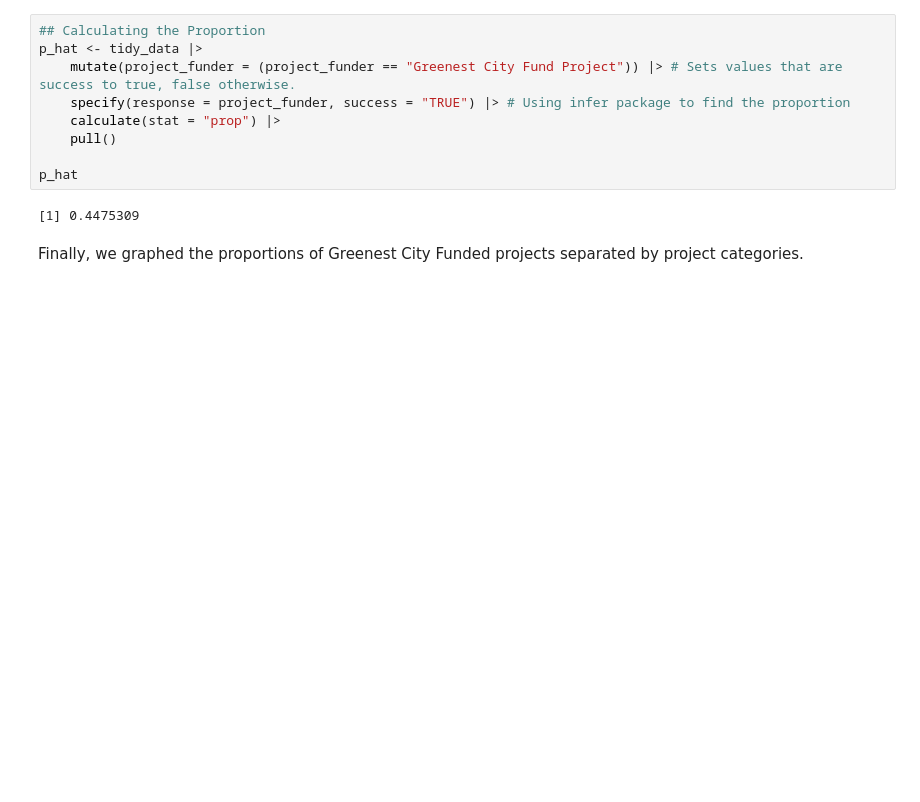
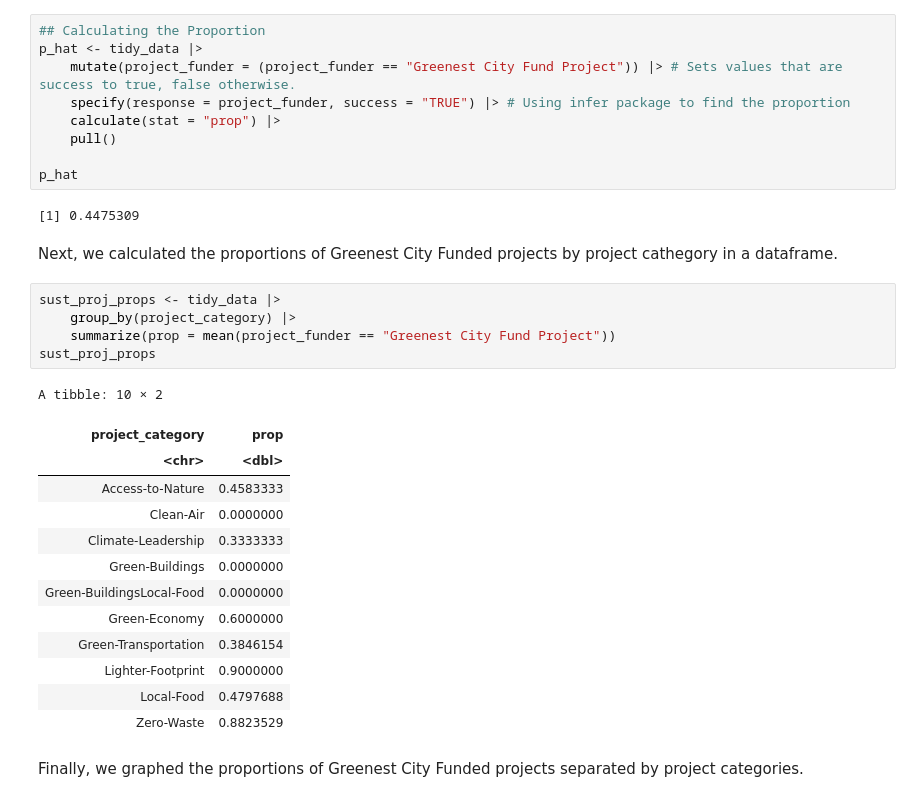
Before and after one commit to ayushtvora/stat-201-project, a Jupyter notebook: report.ipynb, the cells around one changed output. Drawn from its saved outputs; the diff is of its cells as text; blank space fills up the shorter version.

```diff
--- a/report.ipynb
+++ b/report.ipynb
@@ -107,6 +82,27 @@ p_hat <- tidy_data |>
 p_hat
 # %% [output]
 [1] 0.4475309
+# %% [markdown]
+Next, we calculated the proportions of Greenest City Funded projects by project cathegory in a dataframe.
+# %%
+sust_proj_props <- tidy_data |>
+    group_by(project_category) |>
+    summarize(prop = mean(project_funder == "Greenest City Fund Project"))
+sust_proj_props
+# %% [output]
+A tibble: 10 × 2
+| project_category | prop |
+| <chr> | <dbl> |
+| Access-to-Nature | 0.4583333 |
+| Clean-Air | 0.0000000 |
+| Climate-Leadership | 0.3333333 |
+| Green-Buildings | 0.0000000 |
+| Green-BuildingsLocal-Food | 0.0000000 |
+| Green-Economy | 0.6000000 |
+| Green-Transportation | 0.3846154 |
+| Lighter-Footprint | 0.9000000 |
+| Local-Food | 0.4797688 |
+| Zero-Waste | 0.8823529 |
 # %% [markdown]
 Finally, we graphed the proportions of Greenest City Funded projects separated by project categories.
 # %%
```
Also changed, not shown: parts of 4 cells of this notebook.
